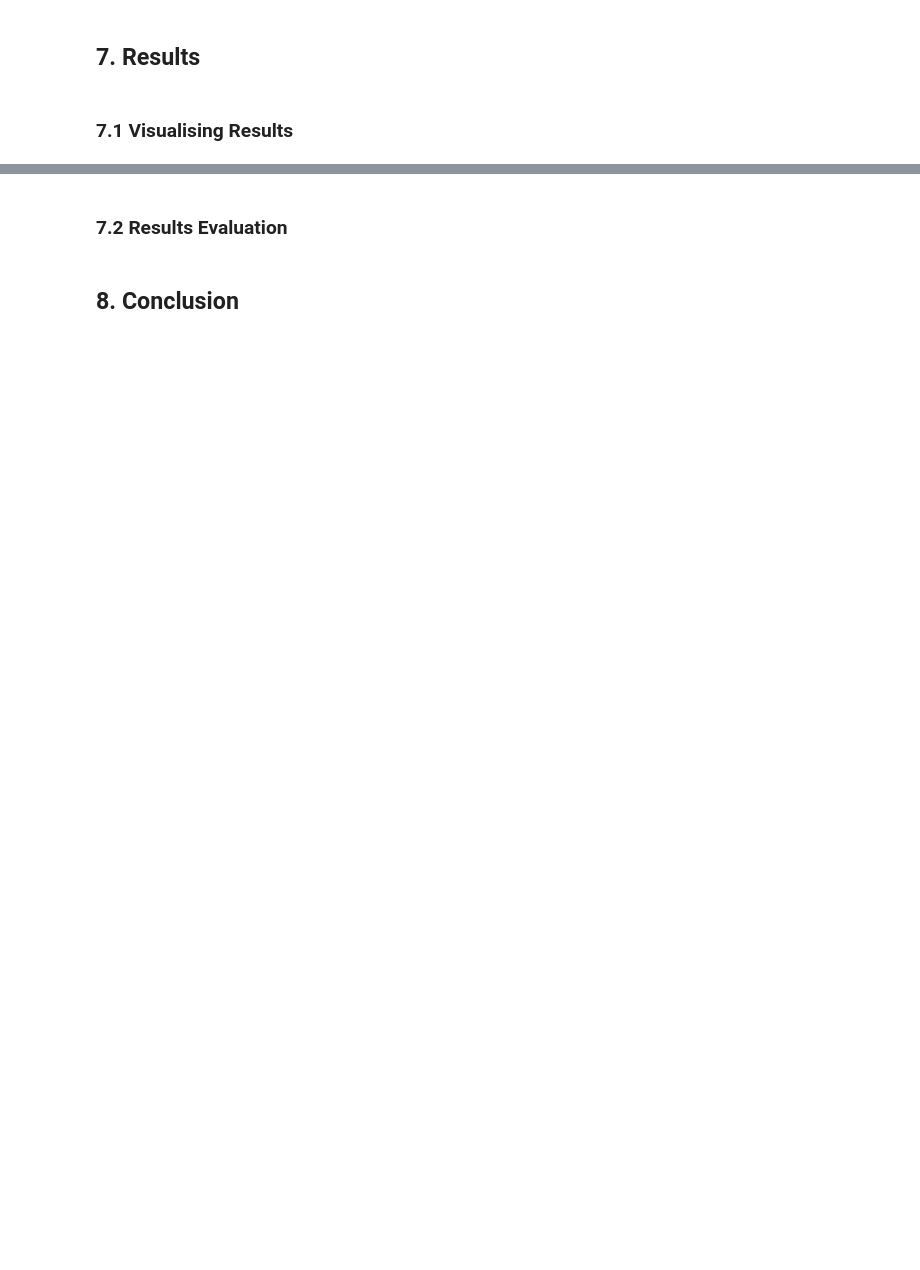
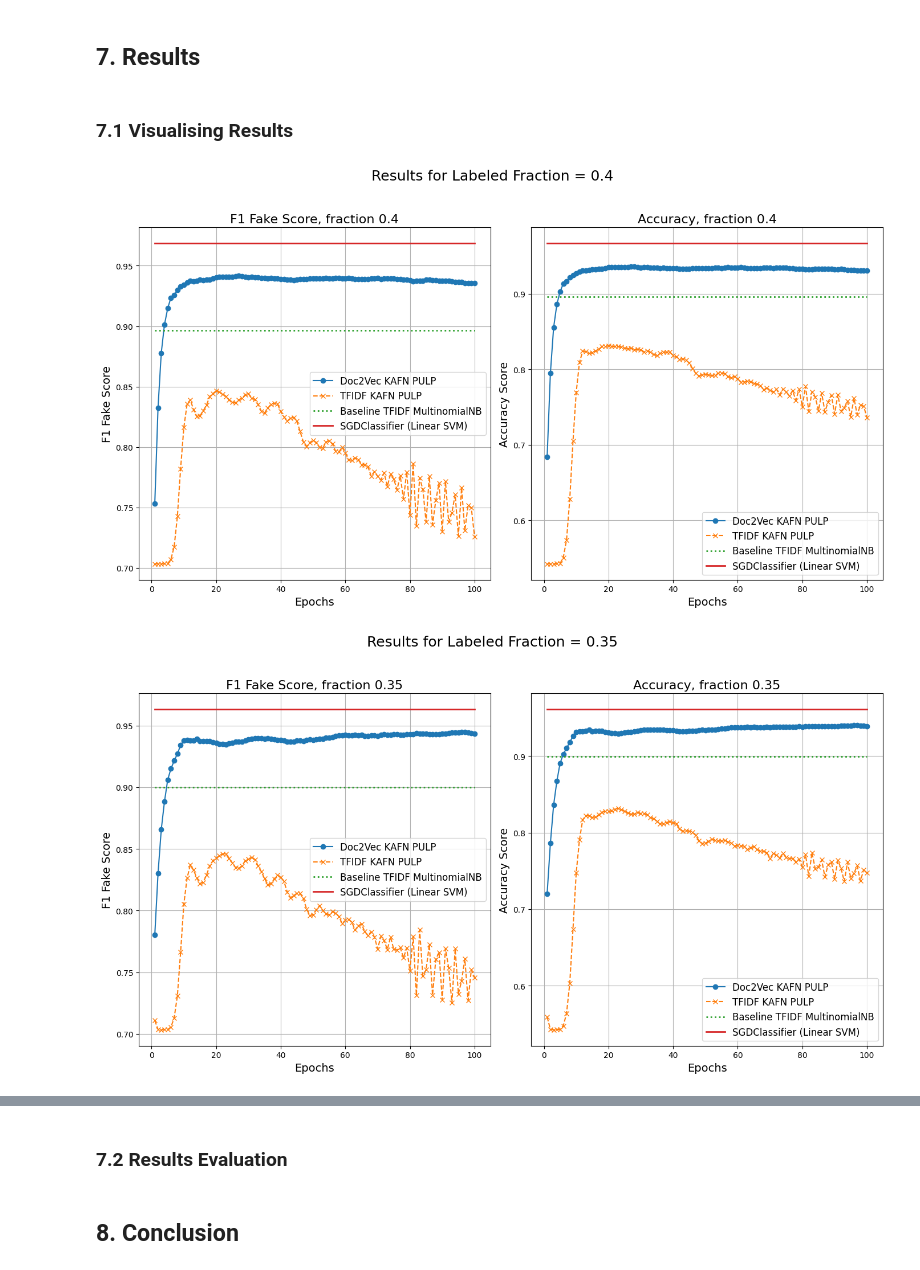
Before and after one commit to rtsonev/kafn-pulp, a Jupyter notebook: kafn-pulp.ipynb, the cells around one changed output, grey strips where cells are left out. Drawn from its saved outputs; the diff is of its cells as text; code cells hidden in the pictures; blank space fills up the shorter version.

```diff
--- a/kafn-pulp.ipynb
+++ b/kafn-pulp.ipynb
@@ -1809,0 +1839,47 @@ plt.show()
+# %%
+for frac in fraction:
+    filename_doc2vec = f"result/kafn_pulp_doc2vec_{frac}.csv"
+    filename_tfidf = f"result/kafn_pulp_tfidf_{frac}.csv"
+    baseline_file = f"result/baseline_{frac}.csv"
+    filename_sgd = f"result/sgd_{frac}.csv"
+    df_doc2vec = pd.read_csv(filename_doc2vec)
+    df_tfidf = pd.read_csv(filename_tfidf)
+    df_baseline = pd.read_csv(baseline_file, index_col=0)
+    df_sgd = pd.read_csv(filename_sgd, index_col=0)
+    epochs = df_doc2vec["epoch"]
+    f1_doc2vec = df_doc2vec["f1_fake"]
+    f1_tfidf = df_tfidf["f1_fake"]
+    baseline_f1 = df_baseline.loc["fake", "f1-score"]
+    sgd_f1 = df_sgd.loc["fake", "f1-score"]
+    acc_doc2vec = df_doc2vec["accuracy"]
+    acc_tfidf = df_tfidf["accuracy"]
+    baseline_acc = df_baseline.loc["accuracy", "f1-score"]
+    sgd_acc = df_sgd.loc["accuracy", "f1-score"]
+
+    fig, (ax1, ax2) = plt.subplots(1, 2, figsize=(14, 8))
+    ax1.plot(epochs, f1_doc2vec, marker="o", linestyle="-", label="Doc2Vec KAFN PULP")
+    ax1.plot(epochs, f1_tfidf, marker="x", linestyle="--", label="TFIDF KAFN PULP")
+    ax1.plot(epochs, [baseline_f1]*len(epochs), linestyle=":", linewidth=2, label="Baseline TFIDF MultinomialNB")
+    ax1.plot(epochs, [sgd_f1]*len(epochs), linestyle="-", linewidth=2, label="SGDClassifier (Linear SVM)")
+    ax1.set_xlabel("Epochs", fontsize=14)
+    ax1.set_ylabel("F1 Fake Score", fontsize=14)
+    ax1.set_title(f"F1 Fake Score, fraction {frac}", fontsize=16)
+    ax1.grid(True)
+    ax1.legend(fontsize=12, loc="best")
+
+    ax2.plot(epochs, acc_doc2vec, marker="o", linestyle="-", label="Doc2Vec KAFN PULP")
+    ax2.plot(epochs, acc_tfidf, marker="x", linestyle="--", label="TFIDF KAFN PULP")
+    ax2.plot(epochs, [baseline_acc]*len(epochs), linestyle=":", linewidth=2, label="Baseline TFIDF MultinomialNB")
+    ax2.plot(epochs, [sgd_acc]*len(epochs), linestyle="-", linewidth=2, label="SGDClassifier (Linear SVM)")
+    ax2.set_xlabel("Epochs", fontsize=14)
+    ax2.set_ylabel("Accuracy Score", fontsize=14)
+    ax2.set_title(f"Accuracy, fraction {frac}", fontsize=16)
+    ax2.grid(True)
+    ax2.legend(fontsize=12, loc="best")
+
+    plt.suptitle(f"Results for Labeled Fraction = {frac}", fontsize=18)
+    plt.tight_layout(rect=[0, 0, 1, 0.95])
+    plt.show()
+# %% [output]
+[figure, added]
+[figure, added]
```
Also changed, not shown: parts of 18 cells of this notebook, 1 other file.
